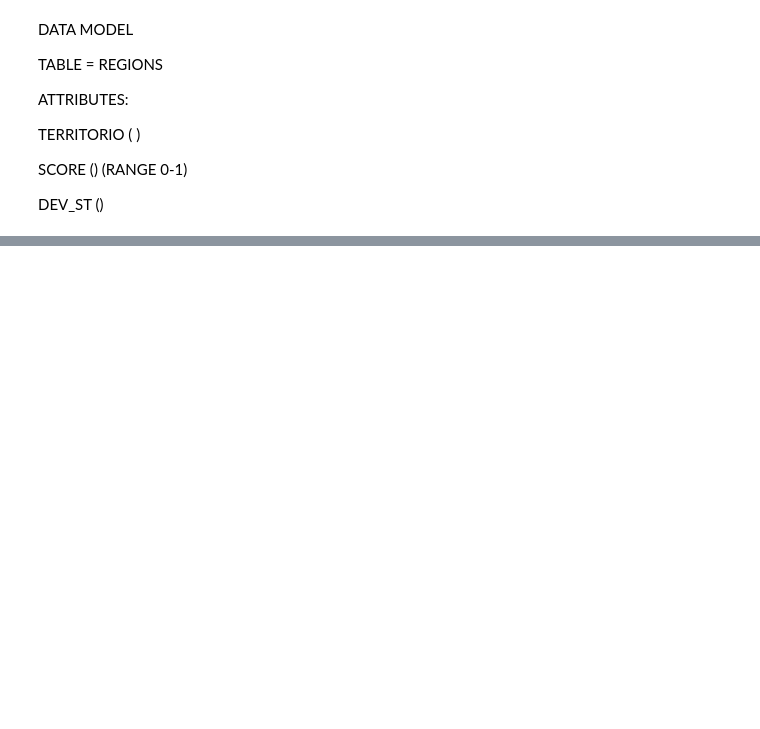
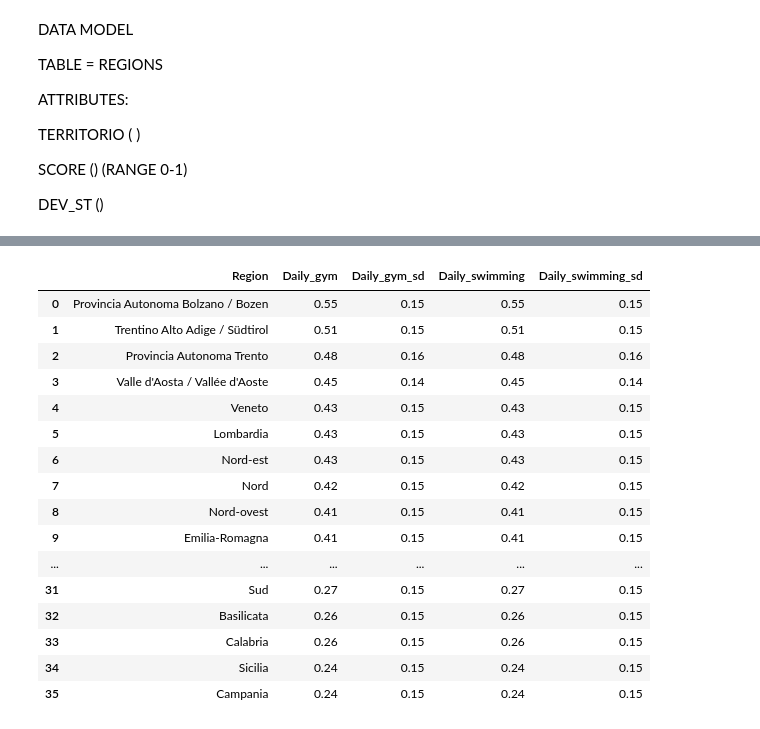
Before and after one commit to jclock98/BDT-project, a Jupyter notebook: Data_simulation_from_ISTAT.ipynb, the cells around one changed output, grey strips where cells are left out. Drawn from its saved outputs; the diff is of its cells as text; code cells hidden in the pictures; blank space fills up the shorter version.

```diff
--- a/Data_simulation_from_ISTAT.ipynb
+++ b/Data_simulation_from_ISTAT.ipynb
@@ -549,3 +549,14 @@ TERRITORIO ( <STRING> )
 SCORE (<FLOAT>) (RANGE 0-1)
 
 DEV_ST (<FLOAT>)
+# %%
+avgtimesgym_ = 3
+#Generating daily steps by region
+dailygym_ = round((data20202021.score*(avgtimesgym_*2)) / 7, 2)
+dailygym_sd = round(data20202021.dev_st*(avgtimesgym_*2) / 7, 4)
+dailygym_sd+=(1/7) #to add variation since there are null variances
+dailygym_sd = round(dailygym_sd, 2)
+#Generating daily steps by region dataset
+dailygym__df = pd.DataFrame({'Region':data20202021.Territorio,'Daily_gym':dailygym_,'Daily_gym_sd':dailygym_sd})
+
+dailygym__df
@@ -551,0 +581,13 @@ DEV_ST (<FLOAT>)
+# %%
+#DAILY SWIM
+#Average daily steps
+avgtimeswim = 3
+#Generating daily steps by region
+dailyswim = round((data20202021.score*(avgtimeswim*2)) / 7, 2)
+dailyswimsd = round(data20202021.dev_st*(avgtimeswim*2) / 7, 4)
+dailyswimsd+=(1/7) #to add variation since there are null variances
+dailyswimsd = round(dailyswimsd, 2)
+#Generating daily steps by region dataset
+dailyswim_df = pd.DataFrame({'Region':data20202021.Territorio,'Daily_swimming':dailyswim,'Daily_swimming_sd':dailyswimsd})
+
+dailyswim_df
@@ -551,0 +612,23 @@ DEV_ST (<FLOAT>)
+# %%
+#AGGREGATING ALL THE PHYSICAL ACTIVITY DATA INTO ONE SINGLE TABLE
+activitydf2 = pd.concat([dailygym__df,dailyswim_df],axis=1)
+activitydf2 = activitydf2.loc[:,~activitydf2.columns.duplicated()].copy()
+activitydf2
+# %% [output]
+|  | Region | Daily_gym | Daily_gym_sd | Daily_swimming | Daily_swimming_sd |
+| 0 | Provincia Autonoma Bolzano / Bozen | 0.55 | 0.15 | 0.55 | 0.15 |
+| 1 | Trentino Alto Adige / Südtirol | 0.51 | 0.15 | 0.51 | 0.15 |
+| 2 | Provincia Autonoma Trento | 0.48 | 0.16 | 0.48 | 0.16 |
+| 3 | Valle d'Aosta / Vallée d'Aoste | 0.45 | 0.14 | 0.45 | 0.14 |
+| 4 | Veneto | 0.43 | 0.15 | 0.43 | 0.15 |
+| 5 | Lombardia | 0.43 | 0.15 | 0.43 | 0.15 |
+| 6 | Nord-est | 0.43 | 0.15 | 0.43 | 0.15 |
+| 7 | Nord | 0.42 | 0.15 | 0.42 | 0.15 |
+| 8 | Nord-ovest | 0.41 | 0.15 | 0.41 | 0.15 |
+| 9 | Emilia-Romagna | 0.41 | 0.15 | 0.41 | 0.15 |
+| ... | ... | ... | ... | ... | ... |
+| 31 | Sud | 0.27 | 0.15 | 0.27 | 0.15 |
+| 32 | Basilicata | 0.26 | 0.15 | 0.26 | 0.15 |
+| 33 | Calabria | 0.26 | 0.15 | 0.26 | 0.15 |
+| 34 | Sicilia | 0.24 | 0.15 | 0.24 | 0.15 |
+| 35 | Campania | 0.24 | 0.15 | 0.24 | 0.15 |
```
Also changed, not shown: parts of 6 cells of this notebook, 3 other files.
